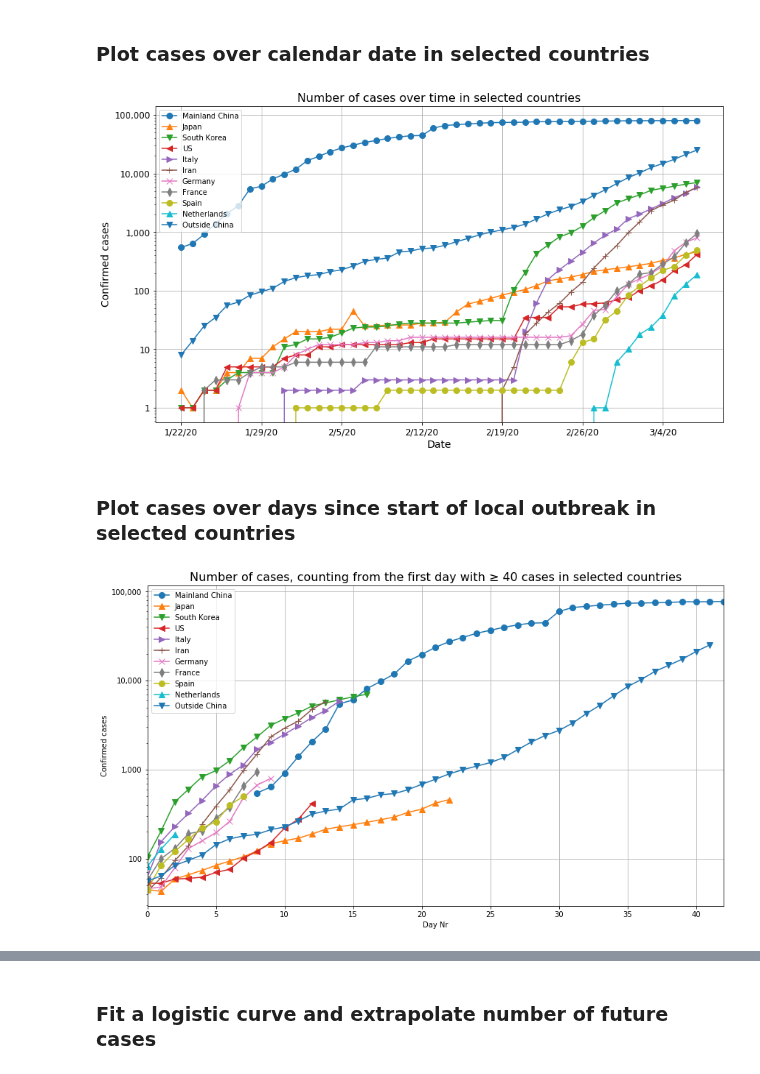
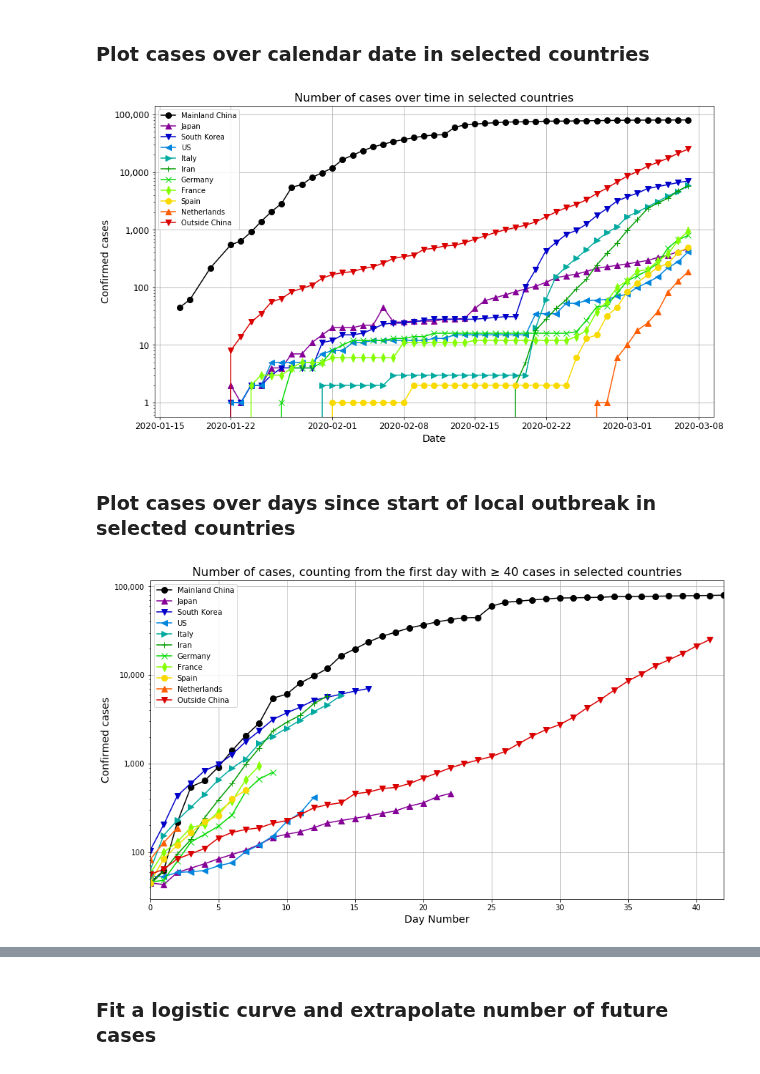
Before and after one commit to JeroenKools/covid19, a Jupyter notebook: COVID-19.ipynb, the cells around one changed output, grey strips where cells are left out. Saved outputs shown, nothing was run; the diff lists cells and outputs as text; code cells hidden in the pictures.

```diff
--- a/COVID-19.ipynb
+++ b/COVID-19.ipynb
@@ -6,13 +6,19 @@ import pandas as pd
 from io import StringIO
 import matplotlib
 import matplotlib.pyplot as plt
+from matplotlib import dates as mdates
 from IPython.display import display
 import datetime
 import math
 import numpy as np
+from scipy.optimize import curve_fit
+from pandas.plotting import register_matplotlib_converters
 
-data_url = "https://raw.githubusercontent.com/CSSEGISandData/COVID-19/master/csse_covid_19_data/" +\
-           "csse_covid_19_time_series/time_series_19-covid-Confirmed.csv"
+register_matplotlib_converters()
+matplotlib.rcParams['figure.figsize'] = (14, 8)
+cm = plt.cm.get_cmap('nipy_spectral')
+
+data_url = "https://raw.githubusercontent.com/CSSEGISandData/COVID-19/master/csse_covid_19_data/csse_covid_19_time_series/time_series_19-covid-Confirmed.csv"
 
 def set_y_axis_format(log=True):
     if log:
@@ -39,0 +31,17 @@ with pd.option_context("display.max_rows", 5, "display.max_columns", 15):
+# %%
+r = requests.get(data_url)
+s = StringIO(r.text)
+df = pd.read_csv(s, sep=",")
+
+# Add in early data for China from wikipedia:
+# https://en.wikipedia.org/wiki/Timeline_of_the_2019%E2%80%9320_coronavirus_outbreak_in_December_2019_%E2%80%93_January_2020
+
+df.loc[df.iloc[:,0] == "Hubei", "1/17/20"] = 45
+df.loc[df.iloc[:,0] == "Hubei", "1/18/20"] = 62
+df.loc[df.iloc[:,0] == "Hubei", "1/20/20"] = 218
+df = df.reindex(list(df.columns[:4]) +\
+                list(sorted(df.columns[4:], key=lambda d: datetime.datetime.strptime(d, "%m/%d/%y"))), axis=1)
+display(df.iloc[:15, :])
+
+with pd.option_context("display.max_rows", 5, "display.max_columns", 15):
+    display(df)
@@ -45,6 +78,8 @@ dates = by_country.columns[2:]                                            # Drop
 by_country.loc["Outside China", dates] =\
     by_country.sum().loc[dates]-by_country.loc["Mainland China", dates]   # Add "Outside China" row
 by_country = by_country.loc[:, dates].astype(int)                         # Convert to integers
-with pd.option_context("display.max_rows", 100, "display.max_columns", 15):
+dates = pd.to_datetime(dates)
+by_country.columns = dates
+with pd.option_context("display.max_rows", 15, "display.max_columns", 10):
     display(by_country)
 # %% [output]
@@ -97,53 +131,49 @@ Vatican City      Vietnam           Outside China
 # %%
 countries_to_plot = ["Mainland China", "Japan", "South Korea", "US", "Italy", "Iran", "Germany",
                      "France", "Spain", "Netherlands", "Outside China"]
 markers = "o^v<>+xd"
 m = len(markers)
+cNorm = matplotlib.colors.Normalize(vmin=0, vmax=len(countries_to_plot))
+scalarMap = matplotlib.cm.ScalarMappable(norm=cNorm, cmap=cm)
 
-plt.figure(figsize=(14,8))
 for i, country in enumerate(countries_to_plot):
-    plt.plot(by_country.loc[country, dates], markers[i%m]+"-", label=country, markersize=8)
+    plt.plot(by_country.loc[country, dates], markers[i%m]+"-", label=country,
+             markersize=8, color=scalarMap.to_rgba(i))
 
 plt.legend()
 plt.xlabel("Date", fontsize=14)
 plt.ylabel("Confirmed cases", fontsize=14)
 set_y_axis_format()
 plt.grid()
 locs, labels = plt.xticks(fontsize=12)
 plt.yticks(fontsize=12)
-plt.xticks(locs[::7], dates[::7])
 plt.title("Number of cases over time in selected countries", fontsize=16)
 plt.show()
 # %% [output]
-[figure, old version]
+[figure, new version]
 # %% [markdown]
 ### Plot cases over days since start of local outbreak in selected countries
 # %%
 min_cases = 40
 length = None
 
-plt.figure(figsize=(14,8))
 for i, country in enumerate(countries_to_plot):
     country_data = by_country.loc[country, dates]
     country_data = country_data[country_data >= min_cases]
     if country == "Outside China":
         length = len(country_data)
     day_nr = list(range(len(country_data)))
-    if country == "Mainland China":
-        day_nr = [x + 8 for x in day_nr]  # offset for China since the data start with >1000 cases already
-    plt.plot(day_nr, country_data, markers[i%m]+"-", label=country, markersize=8)
+    plt.plot(day_nr, country_data, markers[i%m]+"-", label=country, markersize=8, color=scalarMap.to_rgba(i))
 
 plt.legend()
-plt.xlabel("Day Nr")
+plt.xlabel("Day Number", fontsize=14)
 plt.xlim(0, length)
-plt.ylabel("Confirmed cases")
+plt.ylabel("Confirmed cases", fontsize=14)
 plt.grid()
 locs, labels = plt.xticks()
 set_y_axis_format()
 plt.gca().get_yaxis().set_major_formatter(matplotlib.ticker.FuncFormatter(lambda x, p: f"{x:,.0f}"))
 plt.title(f"Number of cases, counting from the first day with ≥ {min_cases} cases in selected countries", fontsize=16)
 plt.show()
-
-# TODO, same x-axis, 7-day average growth factor on y-axis
 # %% [output]
-[figure, old version]
+[figure, new version]
```
Also changed, not shown: parts of 6 cells of this notebook.
